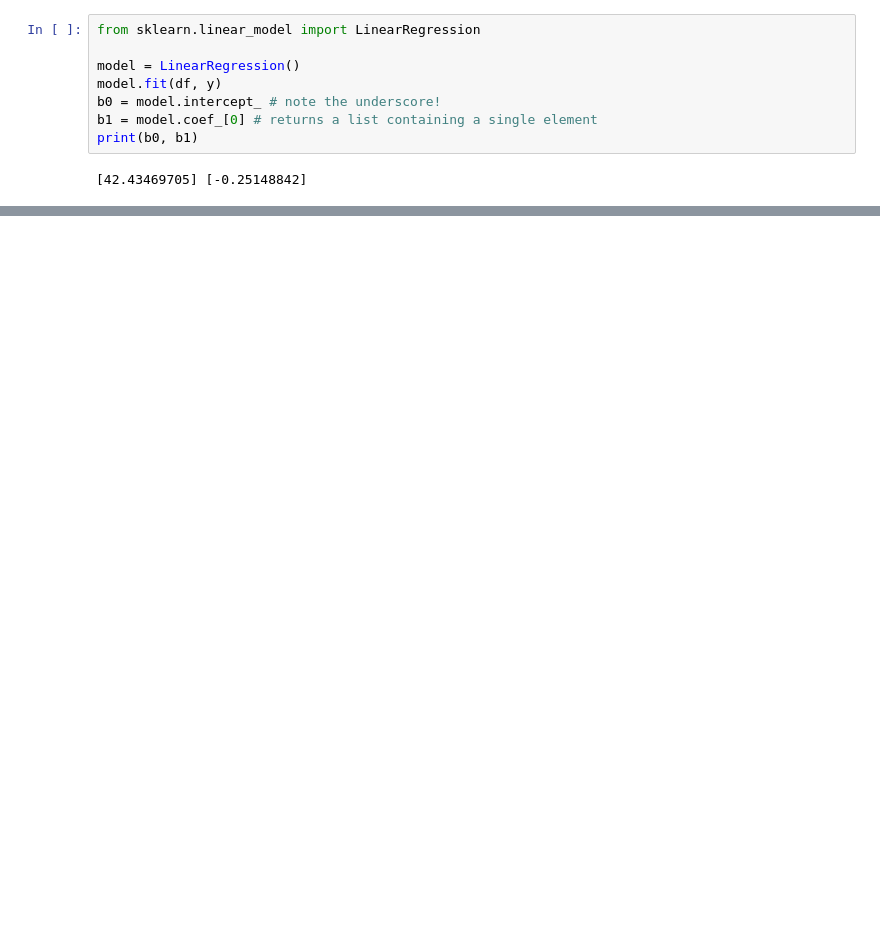
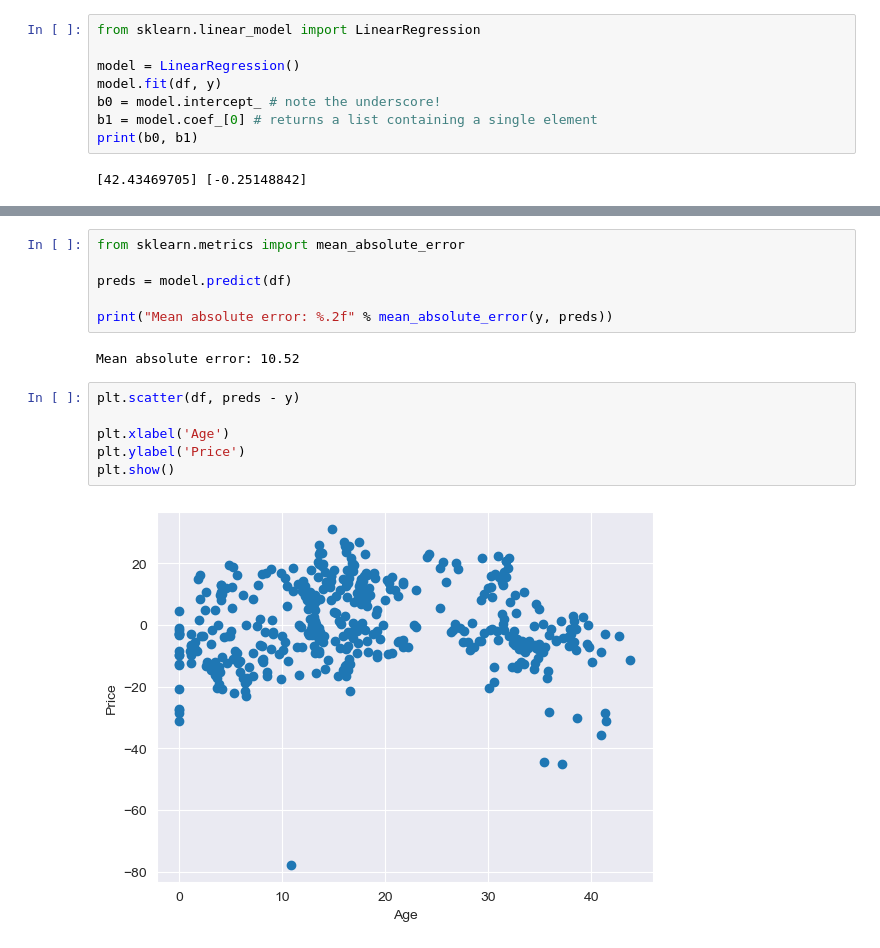
Before and after one commit to hinmiro/dataIsBeautifull_G2, a Jupyter notebook: assignments/Linear_regression.ipynb, the cells around one changed output, grey strips where cells are left out. Cells and saved outputs as stored; diff of their text form; blank space fills up the shorter version.

```diff
--- a/assignments/Linear_regression.ipynb
+++ b/assignments/Linear_regression.ipynb
@@ -51,0 +63,16 @@ print(b0, b1)
+# %%
+from sklearn.metrics import mean_absolute_error
+
+preds = model.predict(df)
+
+print("Mean absolute error: %.2f" % mean_absolute_error(y, preds))
+# %% [output]
+Mean absolute error: 10.52
+# %%
+plt.scatter(df, preds - y)
+
+plt.xlabel('Age')
+plt.ylabel('Price')
+plt.show()
+# %% [output]
+[figure, added]
```
Also changed, not shown: parts of 3 cells of this notebook.
